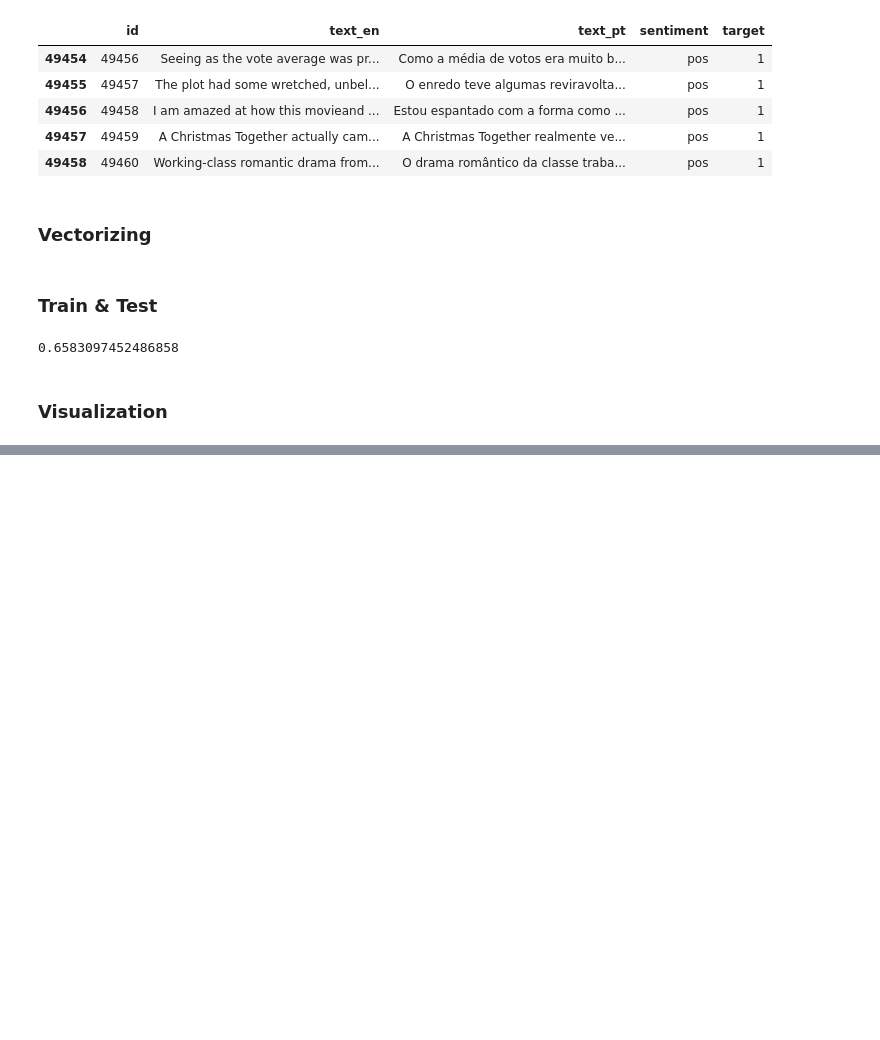
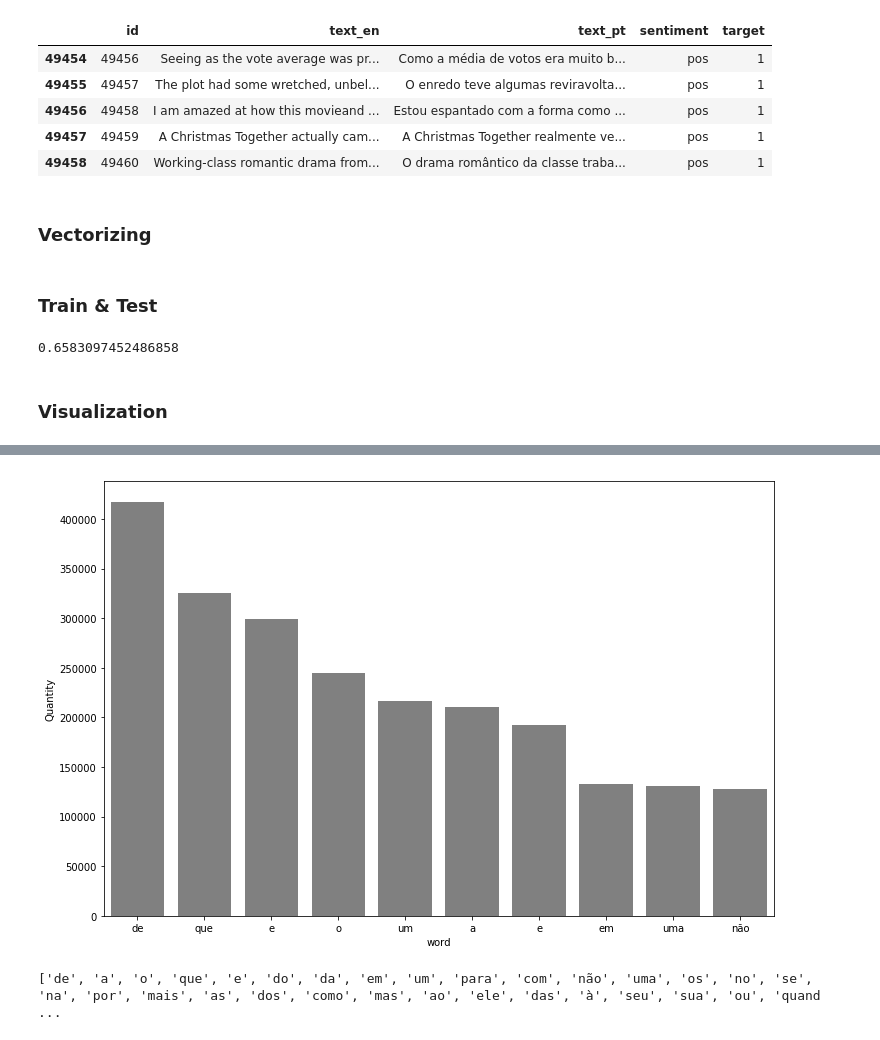
Before and after one commit to julianyraiol/machine_learning_nanodegree, a Jupyter notebook: NLP/bag_and_cloud_of_words.ipynb, the cells around one changed output, grey strips where cells are left out. Drawn from its saved outputs; the diff is of its cells as text; code cells hidden in the pictures; blank space fills up the shorter version.

Commit message:
Add stop words method

```diff
--- a/NLP/bag_and_cloud_of_words.ipynb
+++ b/NLP/bag_and_cloud_of_words.ipynb
@@ -139,0 +126,5 @@ token
+# %%
+token_whitespace = nltk.WhitespaceTokenizer()
+
+token = token_whitespace.tokenize(all_words)
+frequency = nltk.FreqDist(token)
@@ -139,0 +135,3 @@ token
+# %%
+df_frequency = pd.DataFrame({'word': list(frequency.keys()), 'frequency': list(frequency.values())})
+df_frequency.head()
@@ -139,0 +145,3 @@ token
+# %%
+nlargest = df_frequency.nlargest(columns='frequency', n=10)
+nlargest
@@ -139,0 +160,12 @@ token
+# %%
+plt.figure(figsize=(12, 8))
+ax = sns.barplot(data=nlargest, x='word', y='frequency',color='gray')
+ax.set(ylabel='Quantity')
+plt.show()
+# %% [output]
+[figure, added]
+# %%
+stopwords = nltk.corpus.stopwords.words('portuguese')
+print(stopwords)
+# %% [output]
+['de', 'a', 'o', 'que', 'e', 'do', 'da', 'em', 'um', 'para', 'com', 'não', 'uma', 'os', 'no', 'se', 'na', 'por', 'mais', 'as', 'dos', 'como', 'mas', 'ao', 'ele', 'das', 'à', 'seu', 'sua', 'ou', 'quand ...
```
Also changed, not shown: parts of 10 cells of this notebook.
